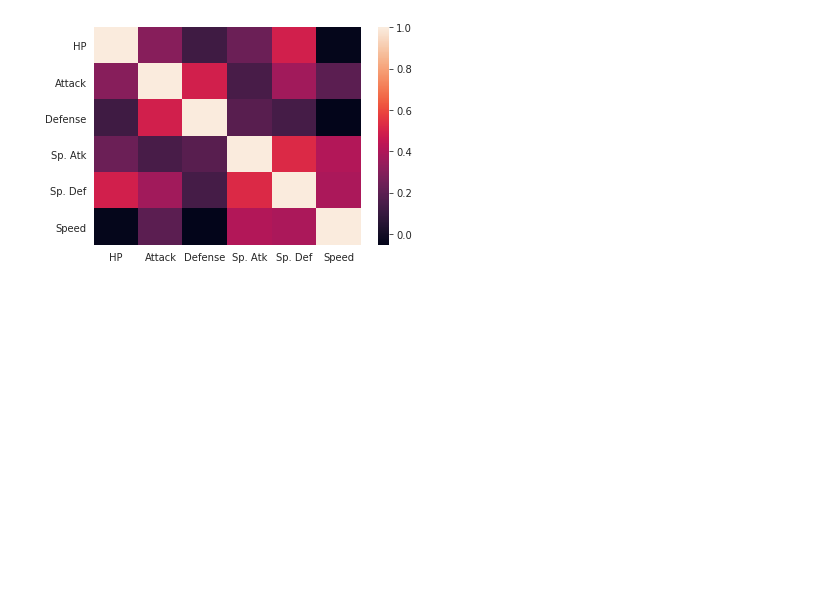
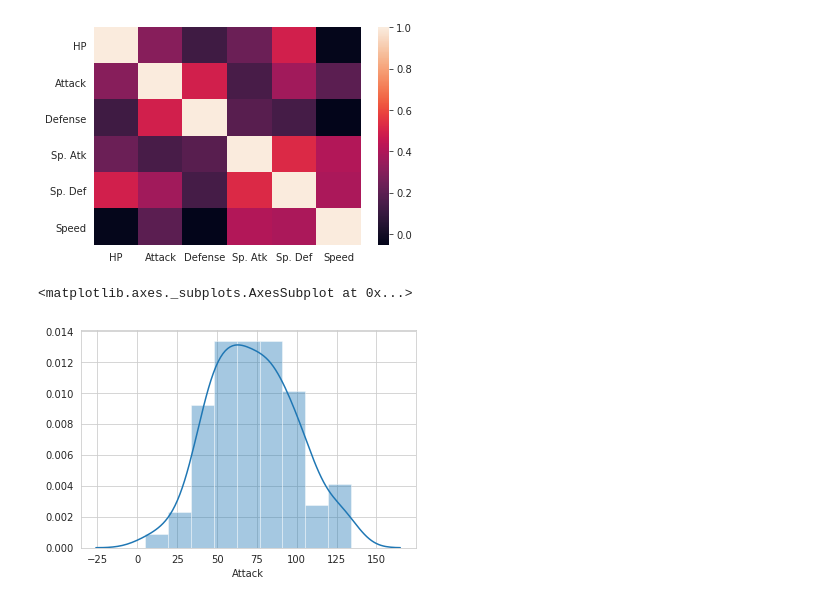
Before and after one commit to 0xamogh/pokemon-analysis, a Jupyter notebook: pokemon-anal.ipynb, the cells around one changed output. Cells and saved outputs as stored; diff of their text form; code cells hidden in the pictures; blank space fills up the shorter version.

```diff
--- a/pokemon-anal.ipynb
+++ b/pokemon-anal.ipynb
@@ -115,3 +115,8 @@ sns.heatmap(corr)
 # %% [output]
 <matplotlib.axes._subplots.AxesSubplot at 0x...>
 [figure]
+# %%
+sns.distplot(df.Attack)
+# %% [output]
+<matplotlib.axes._subplots.AxesSubplot at 0x...>
+[figure, added]
```
Also changed, not shown: parts of 4 cells of this notebook.
